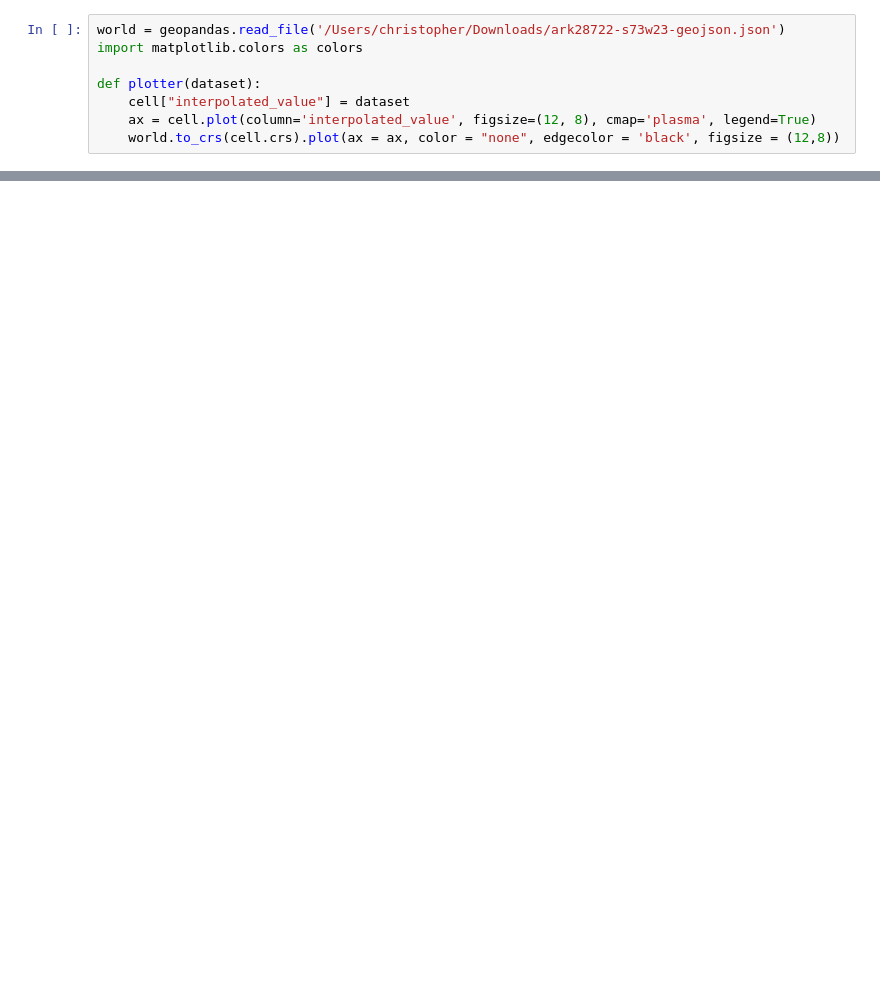
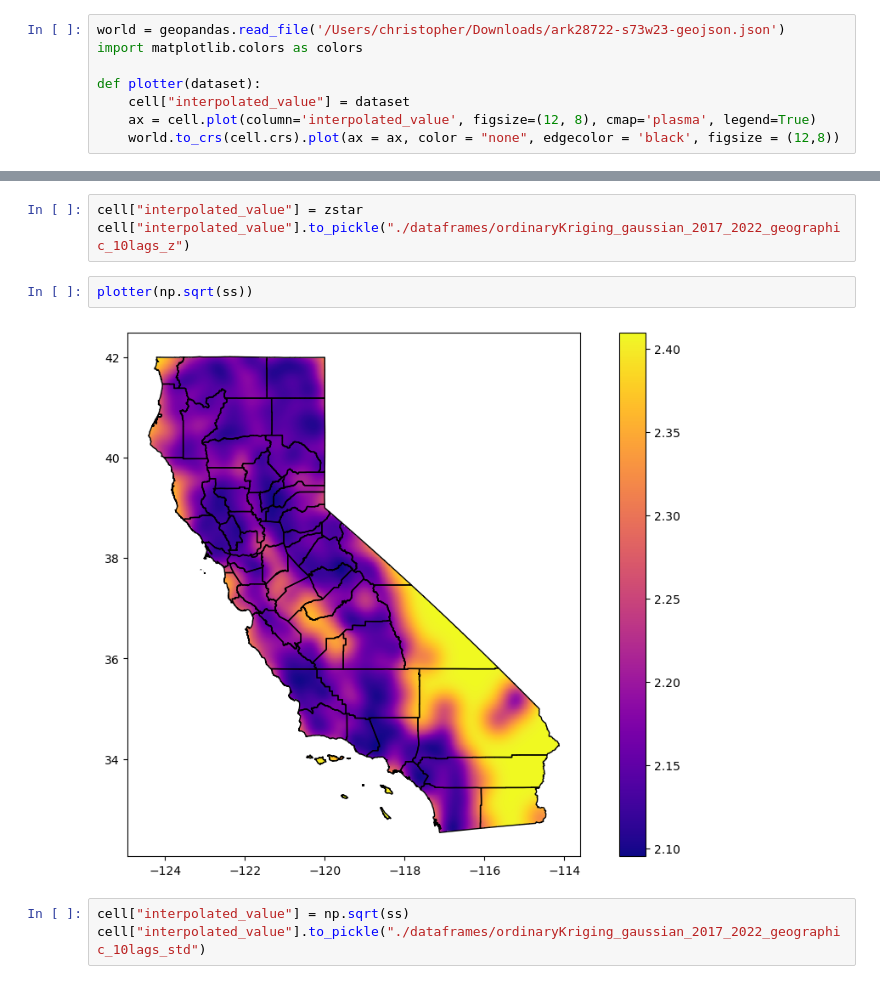
Before and after one commit to ternarysrche/rmp-wildfire, a Jupyter notebook: kriging_fires.ipynb, the cells around one changed output, grey strips where cells are left out. Saved outputs shown, nothing was run; the diff lists cells and outputs as text; blank space fills up the shorter version.

```diff
--- a/kriging_fires.ipynb
+++ b/kriging_fires.ipynb
@@ -125,0 +113,10 @@ plotter(zstar)
+# %%
+cell["interpolated_value"] = zstar
+cell["interpolated_value"].to_pickle("./dataframes/ordinaryKriging_gaussian_2017_2022_geographic_10lags_z")
+# %%
+plotter(np.sqrt(ss))
+# %% [output]
+[figure, added]
+# %%
+cell["interpolated_value"] = np.sqrt(ss)
+cell["interpolated_value"].to_pickle("./dataframes/ordinaryKriging_gaussian_2017_2022_geographic_10lags_std")
```
Also changed, not shown: parts of 10 cells of this notebook, 4 other files.
